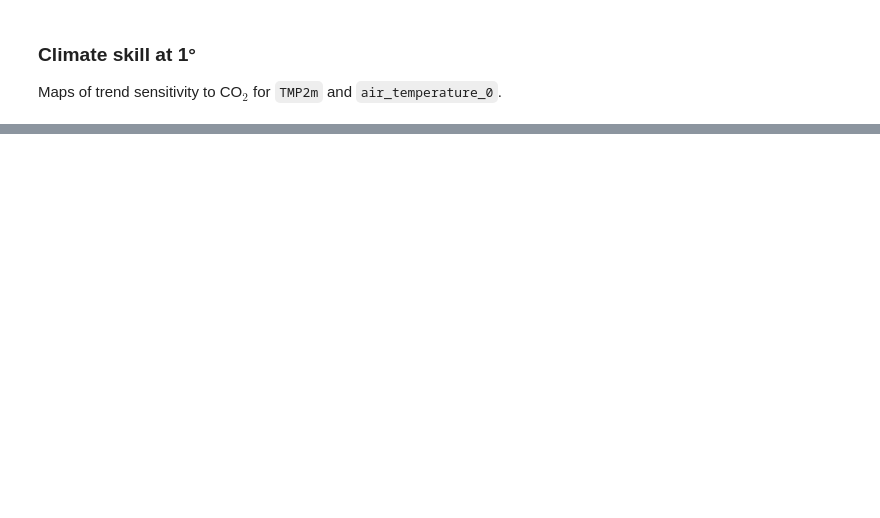
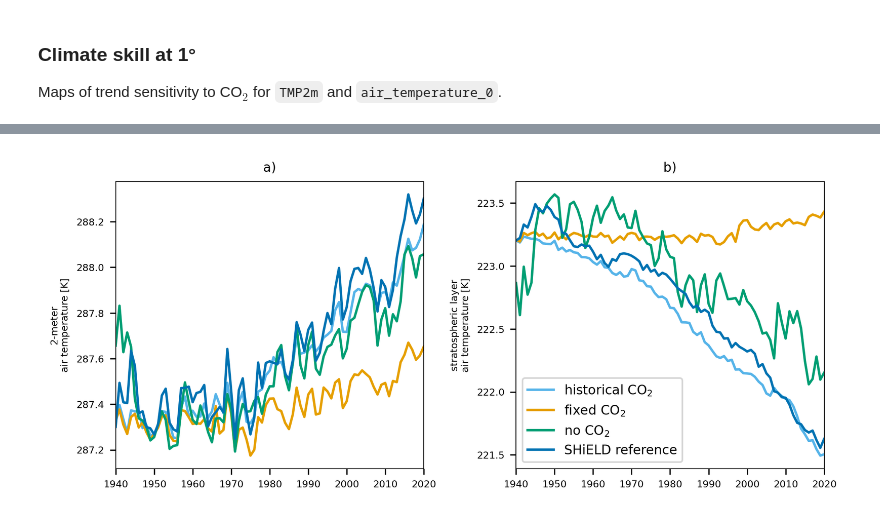
Before and after one commit to ai2cm/ace2-paper, a Jupyter notebook: notebooks/climate_skill_1deg_co2_sensitivity.ipynb, the cells around one changed output, grey strips where cells are left out. Saved outputs shown, nothing was run; the diff lists cells and outputs as text; code cells hidden in the pictures; blank space fills up the shorter version.

```diff
--- a/notebooks/climate_skill_1deg_co2_sensitivity.ipynb
+++ b/notebooks/climate_skill_1deg_co2_sensitivity.ipynb
@@ -19,7 +19,7 @@ EvalVar = namedtuple("EvalVar", ("name", "long_name", "units"))
 
 EVAL_VARS = [
     EvalVar("TMP2m", "2-meter\nair temperature", "K"),
-    EvalVar("air_temperature_0", "layer-0\nair temperature", "K")
+    EvalVar("air_temperature_0", "stratospheric layer\nair temperature", "K")
 ]
 DS_VARS = [var.name for var in EVAL_VARS] + ['T2m'] # need to add T2m because the no-CO2 model outputs this due to typo
 # %%
@@ -88 +91,26 @@ prediction_trends, _ = compute_decadal_trend(
+# %%
+plt.rc('font', size=FONTSIZE)
+plt.rc('axes', titlesize=FONTSIZE)
+plt.rc('axes', labelsize=(FONTSIZE - 2))
+plt.rc('xtick', labelsize=(FONTSIZE - 2))
+plt.rc('ytick', labelsize=(FONTSIZE - 2))
+plt.rc('axes', linewidth=0.5)
+plt.rc('figure', dpi=DPI)
+# %%
+colors = plt.rcParams['axes.prop_cycle'].by_key()['color']
+figsize = [1.27 * dim for dim in [5.5, 2.4]] # should be [5.5, 2.4], but need to scale up for unknown font size reasons
+
+fig, axes = plt.subplots(1, len(EVAL_VARS), figsize=figsize, sharex=True)
+for ax, var, letter in zip(axes.flatten(), EVAL_VARS, ascii_lowercase):
+    hg = global_annual_ds[var.name].mean(dim='IC').plot(ax=ax, hue='group', add_legend=False)
+    ax.set_title(f'{letter})')
+    ax.set_xlim([1940, 2020])
+    ax.set_xlabel(None)
+    ax.set_ylabel(f"{var.long_name} [{var.units}]")
+    if ax == axes.flatten()[-1]:
+        ax.legend(hg, [r'historical CO$_2$', r'fixed CO$_2$', r'no CO$_2$', r'SHiELD reference'])
+fig.tight_layout()
+savefig(fig, 'climate_skill_1deg_temperature_co2_sensitivity.png')
+# %% [output]
+[figure, added]
 # %%
```
Also changed, not shown: parts of 4 cells of this notebook, 2 other files.
